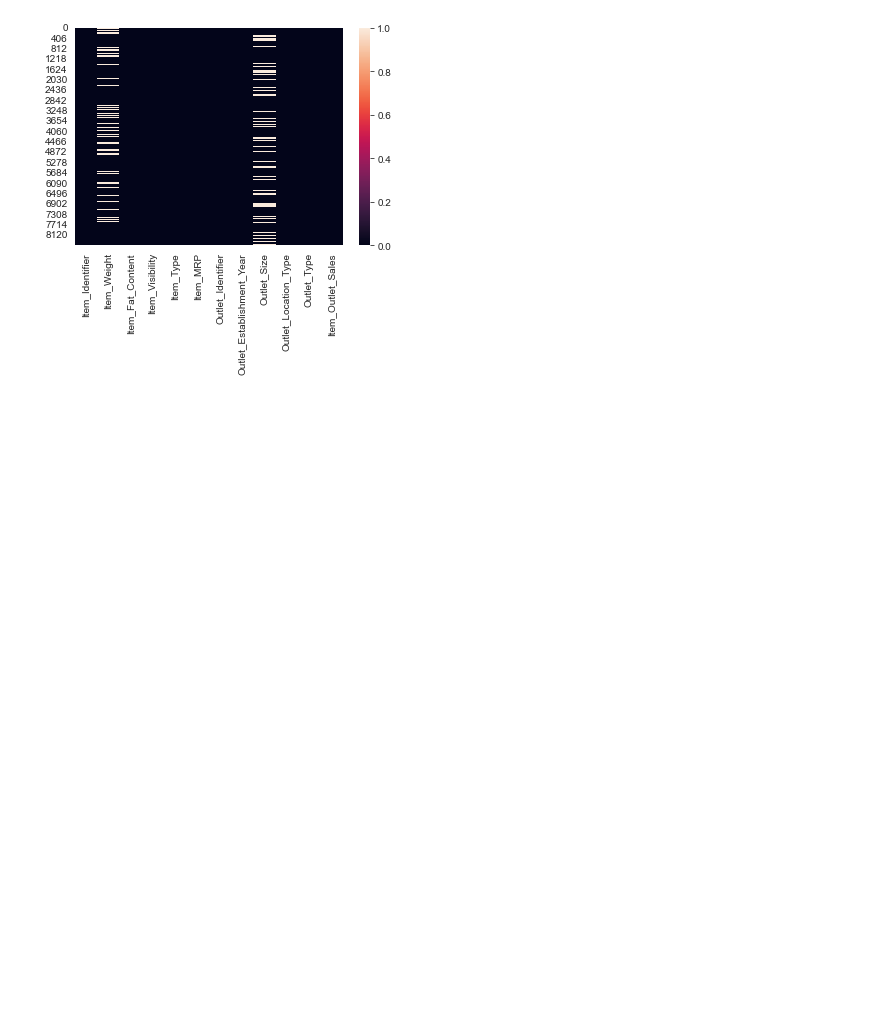
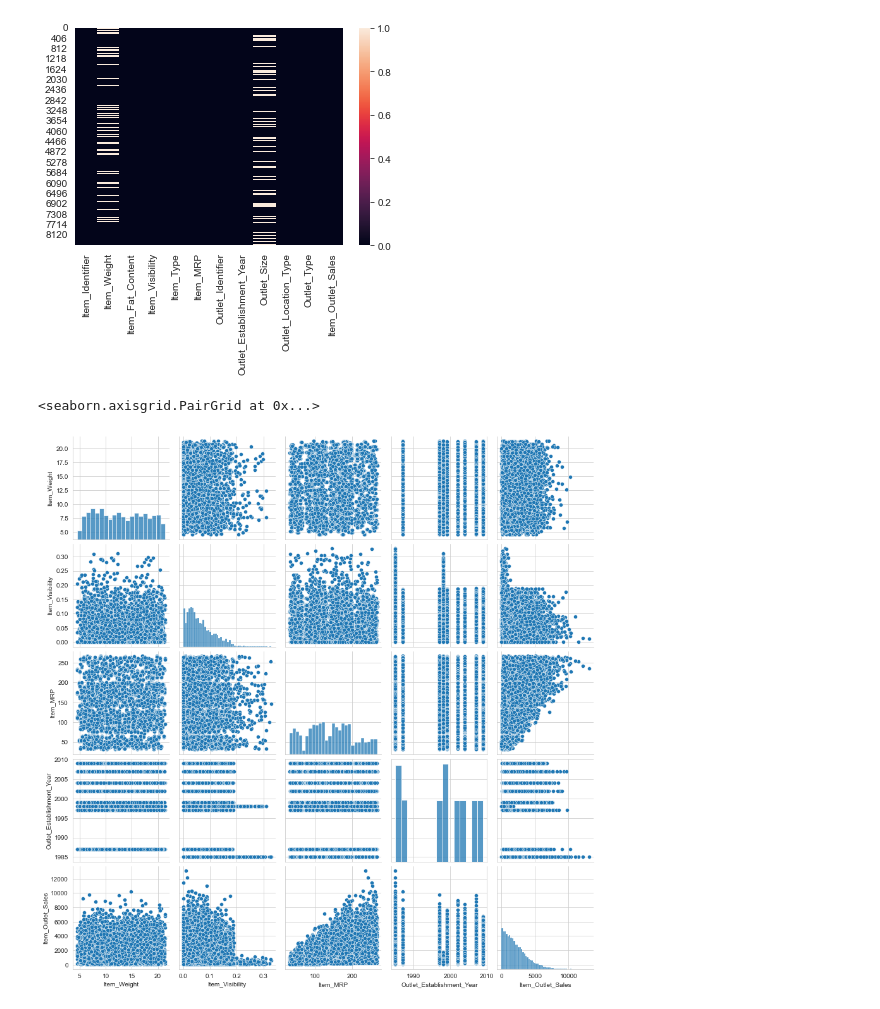
Before and after one commit to RafaelAltino/Big-Mart-Sales-Prediction, a Jupyter notebook: Predict1.ipynb, the cells around one changed output. Cells and saved outputs as stored; diff of their text form; code cells hidden in the pictures; blank space fills up the shorter version.

```diff
--- a/Predict1.ipynb
+++ b/Predict1.ipynb
@@ -43,3 +43,8 @@ sns.heatmap(pd.isna(train))
 # %% [output]
 <AxesSubplot:>
 [figure]
+# %%
+sns.pairplot(train)
+# %% [output]
+<seaborn.axisgrid.PairGrid at 0x...>
+[figure, added]
```
Also changed, not shown: parts of 8 cells of this notebook.
